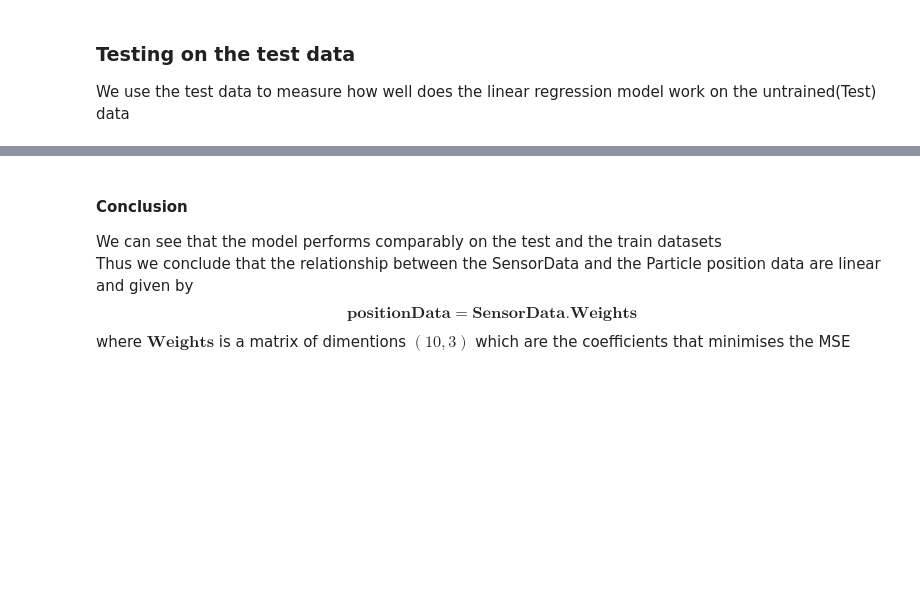
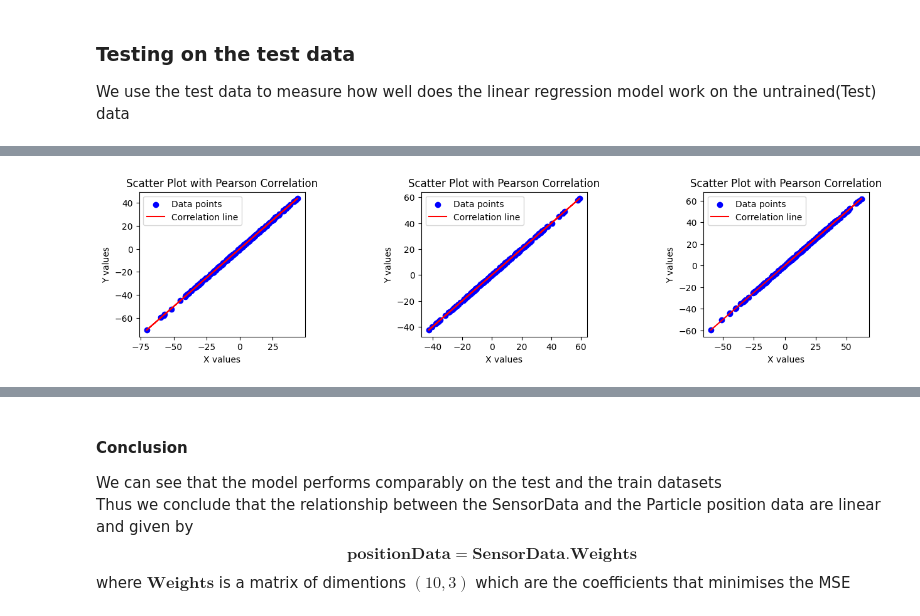
Before and after one commit to Jim-Craig/E0-298-LAA, a Jupyter notebook: Assignment6.ipynb, the cells around one changed output, grey strips where cells are left out. Saved outputs shown, nothing was run; the diff lists cells and outputs as text; code cells hidden in the pictures; blank space fills up the shorter version.

```diff
--- a/Assignment6.ipynb
+++ b/Assignment6.ipynb
@@ -61,6 +76,8 @@ print(MSE(calculatedData, positionData))
 We use the test data to measure how well does the linear regression model work on the untrained(Test) data
 # %%
 sensorDataTest = testSplit[:, 0:10]
+sensorDataTest = np.c_[sensorDataTest, np.ones(len(sensorDataTest)).reshape(len(sensorDataTest),1)]
+
 positionDataTest = testSplit[:, 10:13]
 print("SensorData shape : {} and positionData shape: {}".format(sensorDataTest.shape, positionDataTest.shape))
 # %% [output]
@@ -76,0 +118,49 @@ weights.shape
+# %%
+def pearsonCorrelation(calculatedData, positionData):
+    if len(calculatedData) != len(positionData):
+        raise ValueError("Vectors calculatedData and positionData must be of the same length")
+
+    mean_calculatedData = np.mean(calculatedData)
+    mean_positionData = np.mean(positionData)
+
+    numerator = np.sum((calculatedData - mean_calculatedData) * (positionData - mean_positionData))
+    denominator = np.sqrt(np.sum((calculatedData - mean_calculatedData)**2)) * np.sqrt(np.sum((positionData - mean_positionData)**2))
+    if denominator == 0:
+        return 0
+
+    return numerator / denominator
+# %%
+# Calculate Pearson correlation coefficient
+def measureMetrics(x, y):
+    pearsonCorr = pearsonCorrelation(x, y)
+    mse = MSE(x, y)
+    mae = MAE(x, y)
+    print(" Pearsons correlatoin coefficient is {} \n".format(pearson_correlation))
+    print(" Mean Square Error of 1st co-ordinate is {}, 2nd co-ordinate is {}, 3rd co-ordinate is {} \n".format(mse[0], mse[1], mse[2]))
+    print(" Mean absolute Error of 1st co-ordinate is {}, 2nd co-ordinate is {}, 3rd co-ordinate is {} \n".format(mae[0], mae[1],mae[2]))
+
+
+
+# Plotting
+fig, axs = plt.subplots(1, 3, figsize=(15, 3))
+for i in range(3):
+    x = calculatedDataTest[:,i]
+    y = positionDataTest[:,i]
+    # axs[i].set_figure(figsize=(3, 3))
+    axs[i].scatter(x, y, color="b", label="Data points")
+    axs[i].set_title("Scatter Plot with Pearson Correlation")
+    axs[i].set_xlabel("X values")
+    axs[i].set_ylabel("Y values")
+
+    # Calculate and display correlation
+    corr = pearsonCorrelation(x, y)
+
+    # Optional: Line of best fit
+    m, b = np.polyfit(x, y, 1)
+    axs[i].plot(x, m * x + b, color="red", label="Correlation line")
+    axs[i].legend()
+
+plt.subplots_adjust(wspace=0.7)
+plt.show()
+# %% [output]
+[figure, added]
```
Also changed, not shown: parts of 27 cells of this notebook.
